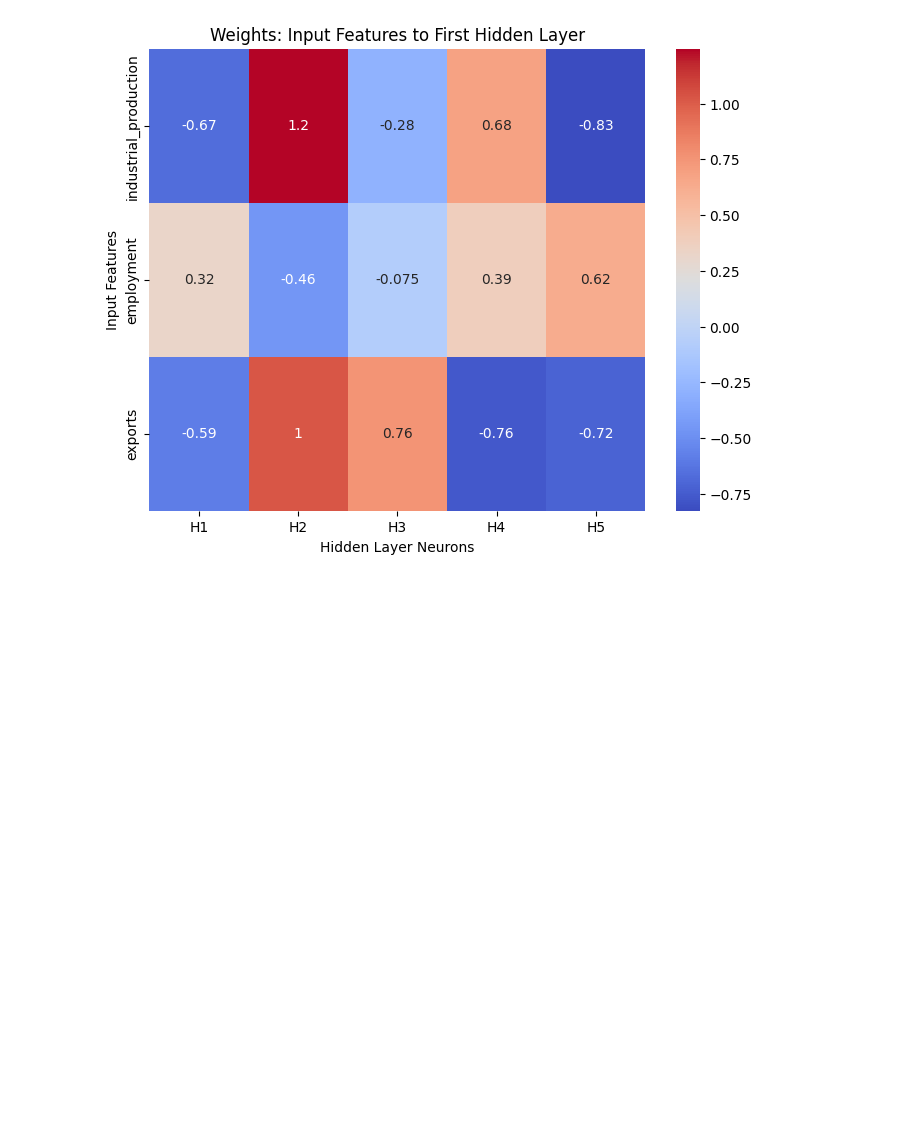
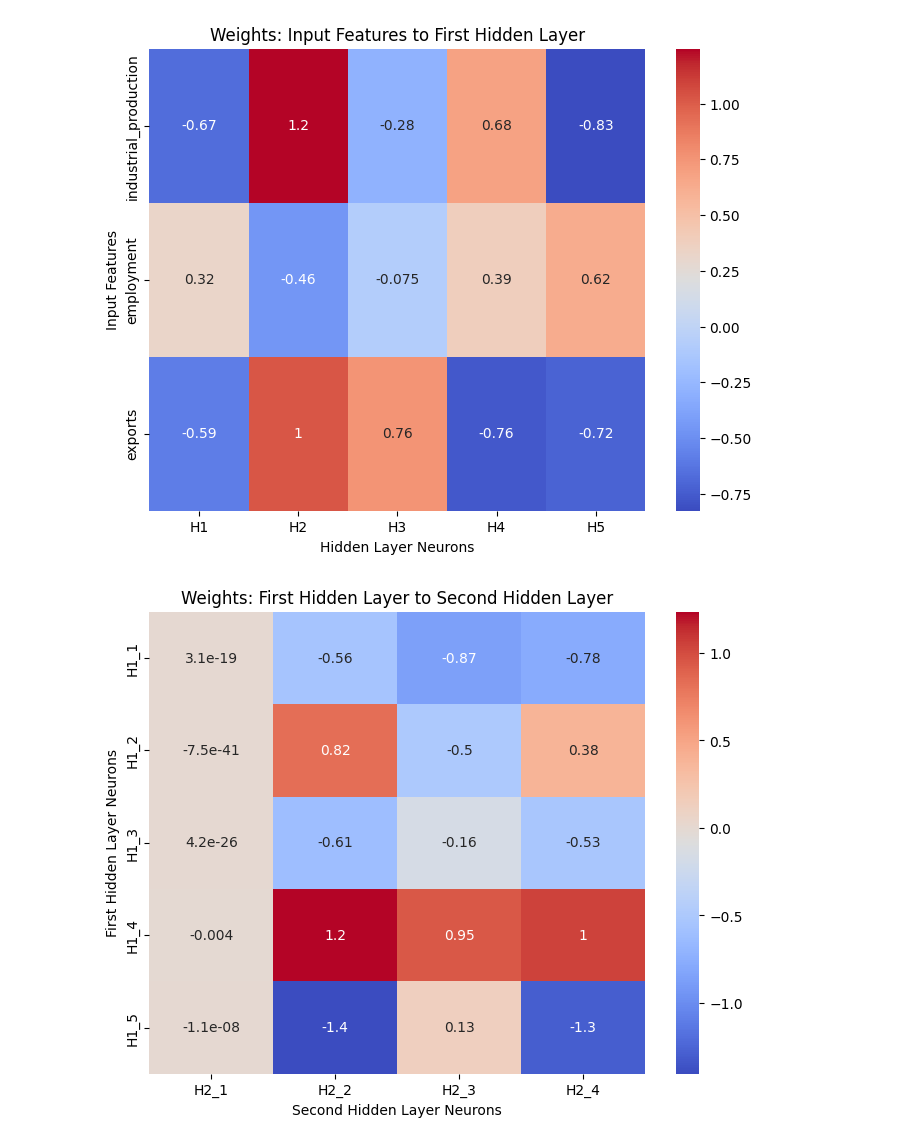
Before and after one commit to corybaird/Lectures, a Jupyter notebook: notebooks/finance/data_ml_2025_06.ipynb, the cells around one changed output. Cells and saved outputs as stored; diff of their text form; code cells hidden in the pictures; blank space fills up the shorter version.

```diff
--- a/notebooks/finance/data_ml_2025_06.ipynb
+++ b/notebooks/finance/data_ml_2025_06.ipynb
@@ -303,3 +305,18 @@ plt.ylabel("Input Features")
 plt.show()
 # %% [output]
 [figure]
+# %%
+# Now you can safely access weights
+weights = mlp.coefs_[1]  # Weights from first hidden layer to second hidden layer
+
+# Plot the weight heatmap
+plt.figure(figsize=(8, 6))
+sns.heatmap(weights, annot=True, cmap='coolwarm',
+            xticklabels=[f"H2_{i+1}" for i in range(weights.shape[1])], # Label for neurons in the second hidden layer
+            yticklabels=[f"H1_{i+1}" for i in range(weights.shape[0])]) # Label for neurons in the first hidden layer
+plt.title("Weights: First Hidden Layer to Second Hidden Layer")
+plt.xlabel("Second Hidden Layer Neurons")
+plt.ylabel("First Hidden Layer Neurons")
+plt.show()
+# %% [output]
+[figure, added]
```
Also changed, not shown: parts of 2 cells of this notebook.
